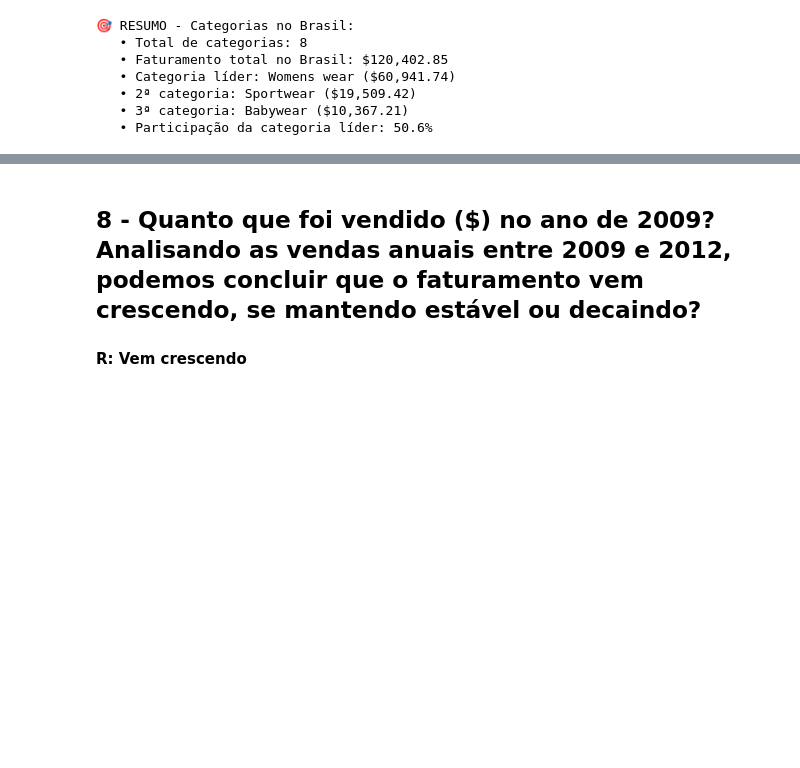
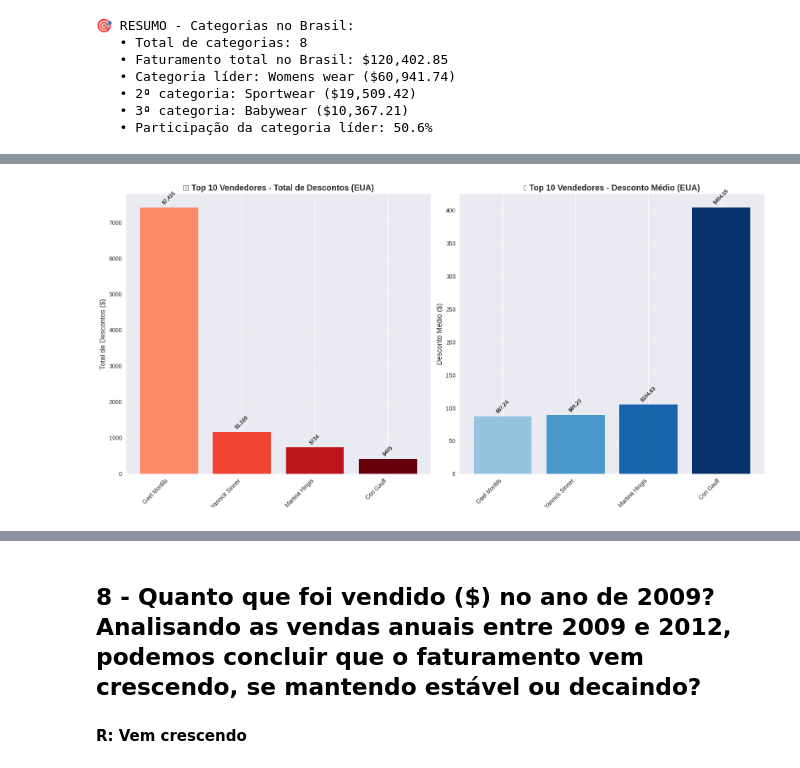
Before and after one commit to filipe-rds/BI-Atividade-1, a Jupyter notebook: notebooks/notebook.ipynb, the cells around one changed output, grey strips where cells are left out. Cells and saved outputs as stored; diff of their text form; code cells hidden in the pictures; blank space fills up the shorter version.

```diff
--- a/notebooks/notebook.ipynb
+++ b/notebooks/notebook.ipynb
@@ -222,0 +379,81 @@ print(f"   • Participação da categoria líder: {(df_categorias_maior_faturam
+# %%
+query_vendedores_descontos_eua = """
+SELECT
+    ve.nome AS vendedor,
+    SUM(v.desconto) AS total_descontos,
+    COUNT(v.id) AS num_vendas,
+    AVG(v.desconto) AS desconto_medio
+FROM vendas v
+JOIN pedidos p ON v.pedido_id = p.id
+JOIN vendedores ve ON p.vendedor_id = ve.id
+JOIN clientes c ON p.cliente_id = c.id
+JOIN paises pa ON c.pais_id = pa.id
+WHERE pa.nome = 'USA'
+  AND v.desconto > 0
+GROUP BY ve.nome
+ORDER BY total_descontos DESC;
+"""
+
+df_vendedores_descontos_eua = pd.read_sql(query_vendedores_descontos_eua, engine)
+df_vendedores_descontos_eua
+
+# Gráficos para análise de descontos
+fig, (ax1, ax2) = plt.subplots(1, 2, figsize=(16, 8))
+
+if len(df_vendedores_descontos_eua) > 0:
+    # Gráfico 1: Total de descontos por vendedor
+    top_10_vendedores = df_vendedores_descontos_eua.head(10)
+    bars1 = ax1.bar(range(len(top_10_vendedores)), top_10_vendedores['total_descontos'],
+                    color=plt.cm.Reds(np.linspace(0.4, 1, len(top_10_vendedores))))
+    ax1.set_xticks(range(len(top_10_vendedores)))
+    ax1.set_xticklabels(top_10_vendedores['vendedor'], rotation=45, ha='right')
+    ax1.set_title('🇺🇸 Top 10 Vendedores - Total de Descontos (EUA)', fontsize=14, fontweight='bold')
+    ax1.set_ylabel('Total de Descontos ($)', fontsize=12)
+    ax1.grid(True, alpha=0.3, axis='y')
+
+    # Adicionar valores nas barras
+    for i, bar in enumerate(bars1):
+        height = bar.get_height()
+        ax1.annotate(f'${height:,.0f}',
+                    xy=(bar.get_x() + bar.get_width() / 2, height),
+                    xytext=(0, 3), textcoords="offset points",
+                    ha='center', va='bottom', fontsize=9, fontweight='bold', rotation=45)
+
+    # Gráfico 2: Desconto médio por vendedor
+    bars2 = ax2.bar(range(len(top_10_vendedores)), top_10_vendedores['desconto_medio'],
+                    color=plt.cm.Blues(np.linspace(0.4, 1, len(top_10_vendedores))))
+    ax2.set_xticks(range(len(top_10_vendedores)))
+    ax2.set_xticklabels(top_10_vendedores['vendedor'], rotation=45, ha='right')
+    ax2.set_title('📊 Top 10 Vendedores - Desconto Médio (EUA)', fontsize=14, fontweight='bold')
+    ax2.set_ylabel('Desconto Médio ($)', fontsize=12)
+    ax2.grid(True, alpha=0.3, axis='y')
+
+    # Adicionar valores nas barras
+    for i, bar in enumerate(bars2):
+        height = bar.get_height()
+        ax2.annotate(f'${height:,.2f}',
+                    xy=(bar.get_x() + bar.get_width() / 2, height),
+                    xytext=(0, 3), textcoords="offset points",
+                    ha='center', va='bottom', fontsize=9, fontweight='bold', rotation=45)
+
+    plt.tight_layout()
+    plt.show()
+
+    # Resumo estatístico
+    print(f"\n🎯 RESUMO - Descontos nos EUA:")
+    print(f"   • Total de vendedores que dão desconto: {len(df_vendedores_descontos_eua)}")
+    print(f"   • Total de descontos concedidos: ${df_vendedores_descontos_eua['total_descontos'].sum():,.2f}")
+    print(f"   • Vendedor que mais dá desconto: {df_vendedores_descontos_eua.iloc[0]['vendedor']} (${df_vendedores_descontos_eua.iloc[0]['total_descontos']:,.2f})")
+    print(f"   • Número de vendas com desconto: {df_vendedores_descontos_eua.iloc[0]['num_vendas']}")
+    print(f"   • Desconto médio do líder: ${df_vendedores_descontos_eua.iloc[0]['desconto_medio']:,.2f}")
+    print(f"   • Desconto médio geral: ${df_vendedores_descontos_eua['desconto_medio'].mean():,.2f}")
+
+else:
+    ax1.text(0.5, 0.5, '⚠️ Nenhum desconto encontrado nos EUA',
+             ha='center', va='center', transform=ax1.transAxes, fontsize=14)
+    ax2.text(0.5, 0.5, '⚠️ Nenhum desconto encontrado nos EUA',
+             ha='center', va='center', transform=ax2.transAxes, fontsize=14)
+    plt.show()
+    print("⚠️ Nenhum registro de descontos encontrado nos EUA")
+# %% [output]
+[figure, added]
```
Also changed, not shown: parts of 14 cells of this notebook, 1 other file.
